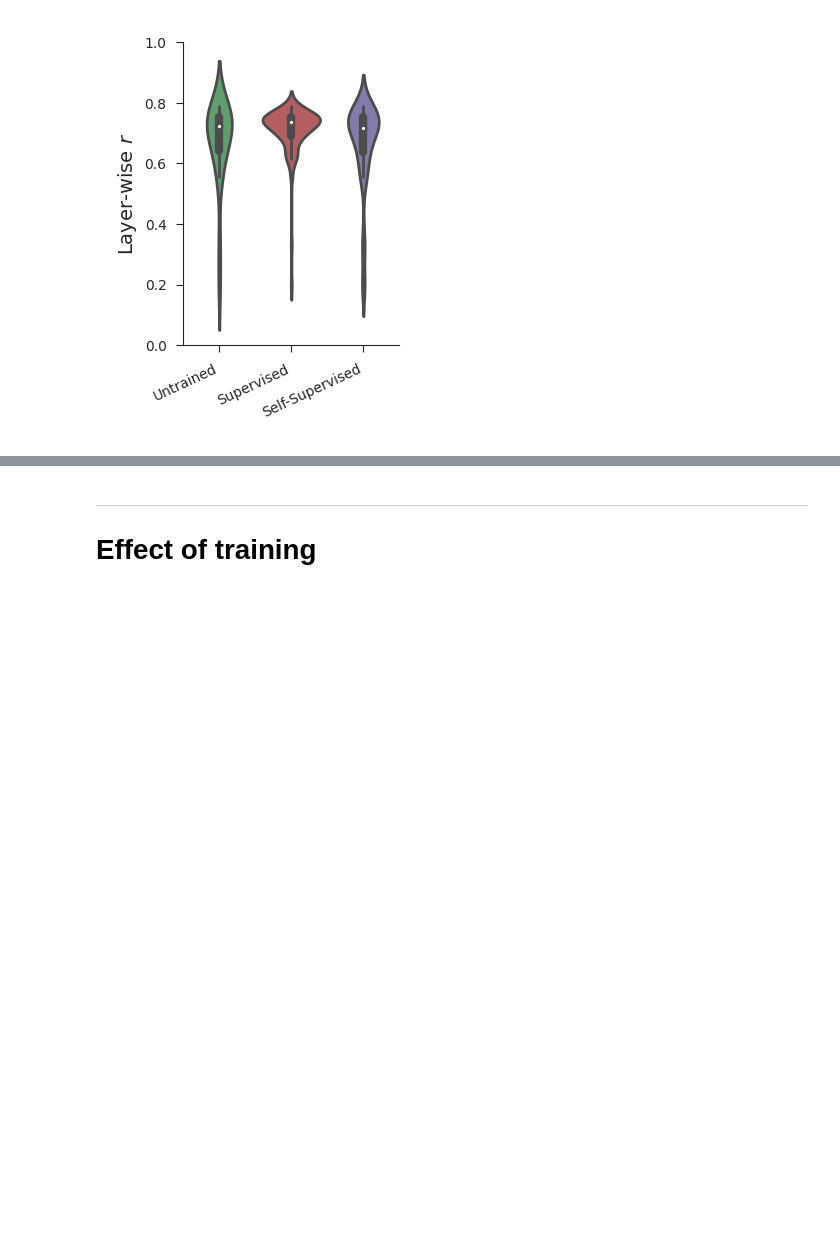
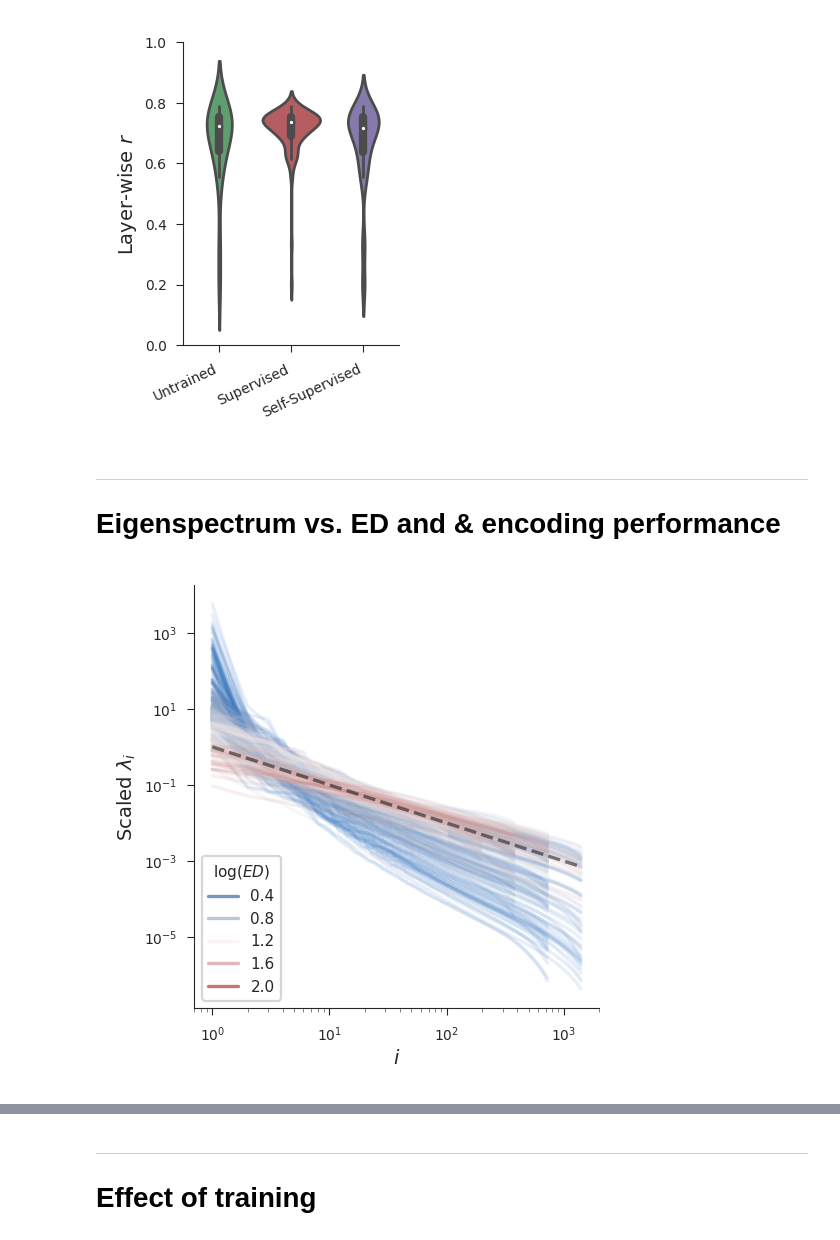
Before and after one commit to EricElmoznino/encoder_dimensionality, a Jupyter notebook: figures/manuscript/results.ipynb, the cells around one changed output, grey strips where cells are left out. Drawn from its saved outputs; the diff is of its cells as text; code cells hidden in the pictures; blank space fills up the shorter version.

Commit message:
Added eigenspecrum figure results

```diff
--- a/figures/manuscript/results.ipynb
+++ b/figures/manuscript/results.ipynb
@@ -142,3 +143,52 @@ plt.savefig('saved/results_bykind-ED-vs-encoding-layerwise.png', dpi=300)
 plt.show()
 # %% [output]
 [figure]
+# %% [markdown]
+---
+# Eigenspectrum vs. ED and & encoding performance
+# %%
+# Remove outlier low-variance points at the final PCs
+def is_outlier(i):
+    i = np.log(i)
+    cutoff = 0.95 * i.iloc[-1]
+    return i > cutoff
+
+
+# Set y-intercept to 1
+def get_scaled_var(x):
+    i, y = x['n'].values, x['variance'].values
+    i, y = np.log(i), np.log(y)
+    intercept = LinearRegression().fit(i.reshape(-1, 1), y).intercept_
+    intercept = np.exp(intercept)
+    return x['variance'] / intercept
+# %%
+dataset = 'imagenet'
+data = pd.merge(pd.read_csv(f'../../results/eigspectra|dataset:{dataset}|pooling:True|grayscale:False.csv'),
+                pd.read_csv(f'../../results/eigmetrics|dataset:{dataset}|pooling:True|grayscale:False.csv'),
+                on=id_columns)
+data.loc[:, 'layer'] = data['layer'].replace(tf_to_pt_layer_map)
+data['id'] = data[id_columns].sum(axis='columns')
+
+outlier = data.groupby(id_columns)['n'].transform(is_outlier)
+data = data[~outlier]
+
+scaled_var = data.groupby(id_columns).apply(get_scaled_var)
+scaled_var = scaled_var.reset_index(id_columns, drop=True)
+data['scaled_variance'] = scaled_var
+
+data['log_ed'] = np.log10(data['effective dimensionality'])
+
+fig, ax = plt.subplots(figsize=(2.5, 2.5))
+
+sns.lineplot(data=data, x='n', y='scaled_variance', hue='log_ed',
+             units='id', alpha=0.1, estimator=None,
+             palette=sns.color_palette('vlag', as_cmap=True), ax=ax)
+ax.plot([1, data.n.max()], [1, 1 / data.n.max()], linestyle='--', color='black', alpha=0.5)
+ax.set(xlabel=r'$i$', ylabel=r'Scaled $\lambda_i$', xscale='log', yscale='log')
+
+ax.legend(title=r'$\log{(ED)}$', loc='lower left')
+
+plt.savefig('saved/results_eigspectrum-vs-ed.png', dpi=300)
+plt.show()
+# %% [output]
+[figure, added]
```
Also changed, not shown: parts of 4 cells of this notebook, 4 other files.
